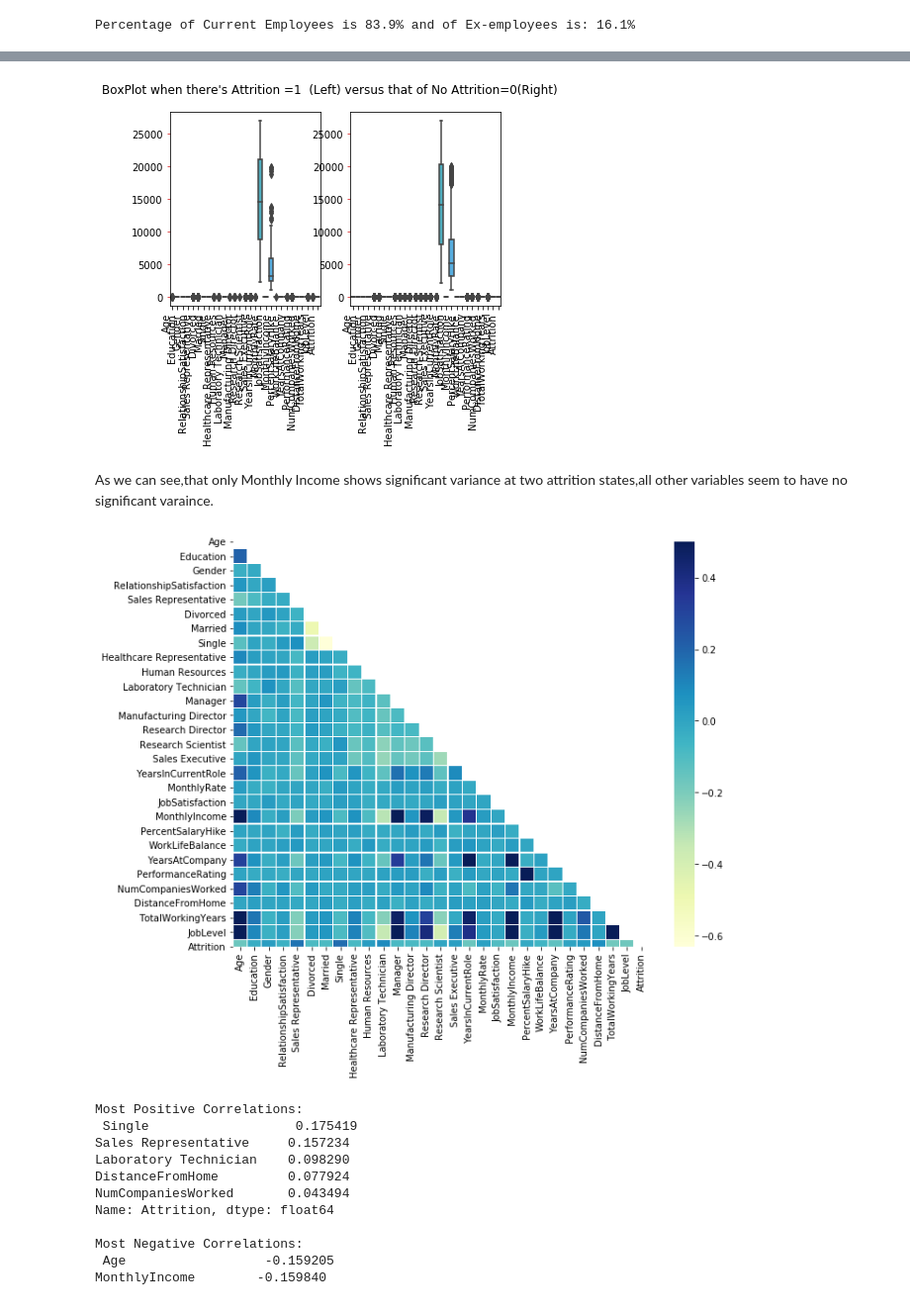
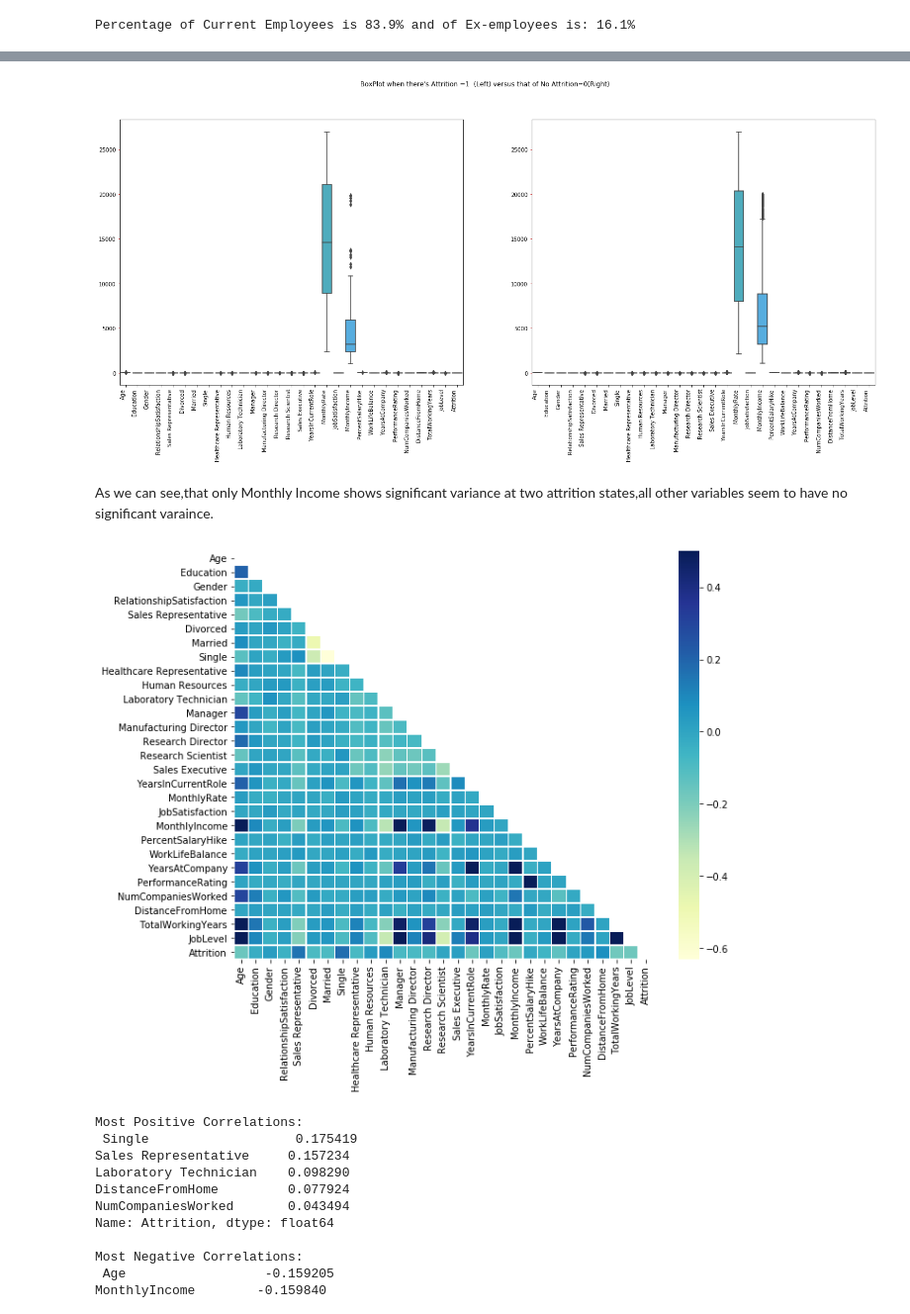
Before and after one commit to waibazen/employee-churn-analysis-prediction, a Jupyter notebook: Capstone2_HR analytics.ipynb, the cells around one changed output, grey strips where cells are left out. Shown at 99% size. Cells and saved outputs as stored; diff of their text form; code cells hidden in the pictures.

```diff
--- a/Capstone2_HR analytics.ipynb
+++ b/Capstone2_HR analytics.ipynb
@@ -460,20 +460,20 @@ dtypes: int64(17), uint8(12)
 memory usage: 212.6 KB
 # %%
 fig, ax = plt.subplots(1,2)
-plt.rcParams['figure.figsize'] = (25,10)
+plt.rcParams['figure.figsize'] = (25,15)
 fig.suptitle("BoxPlot when there's Attrition =1  (Left) versus that of No Attrition=0(Right)")
 df_tr1=df_tr[df_tr['Attrition']==1]
 sns.boxplot(data=df_tr1,ax=ax[0])
 color = 'tab:red'
 ax[0].tick_params(axis='y', color=color)
 #for pump failure=1
 df_tr2=df_tr[df_tr['Attrition']==0]
 sns.boxplot(data=df_tr2,ax=ax[1]);
 color = 'tab:red'
 ax[1].tick_params(axis='y', color=color)
 fig.autofmt_xdate(rotation=90)
 # %% [output]
-[figure, old version]
+[figure, new version]
 # %% [markdown]
 As we can see,that only Monthly Income shows significant variance at two attrition states,all other variables seem to have no significant varaince.
 # %%
@@ -489,7 +489,7 @@ sns.heatmap(corr,
 
             linewidths=.2, cmap="YlGnBu");
 # %% [output]
-[figure, old version]
+[figure, new version]
 # %%
 correlations = df_tr.corr()['Attrition'].sort_values(ascending=False)
 correlations  = correlations.drop(['Attrition']);
```
Also changed, not shown: parts of 13 cells of this notebook.
